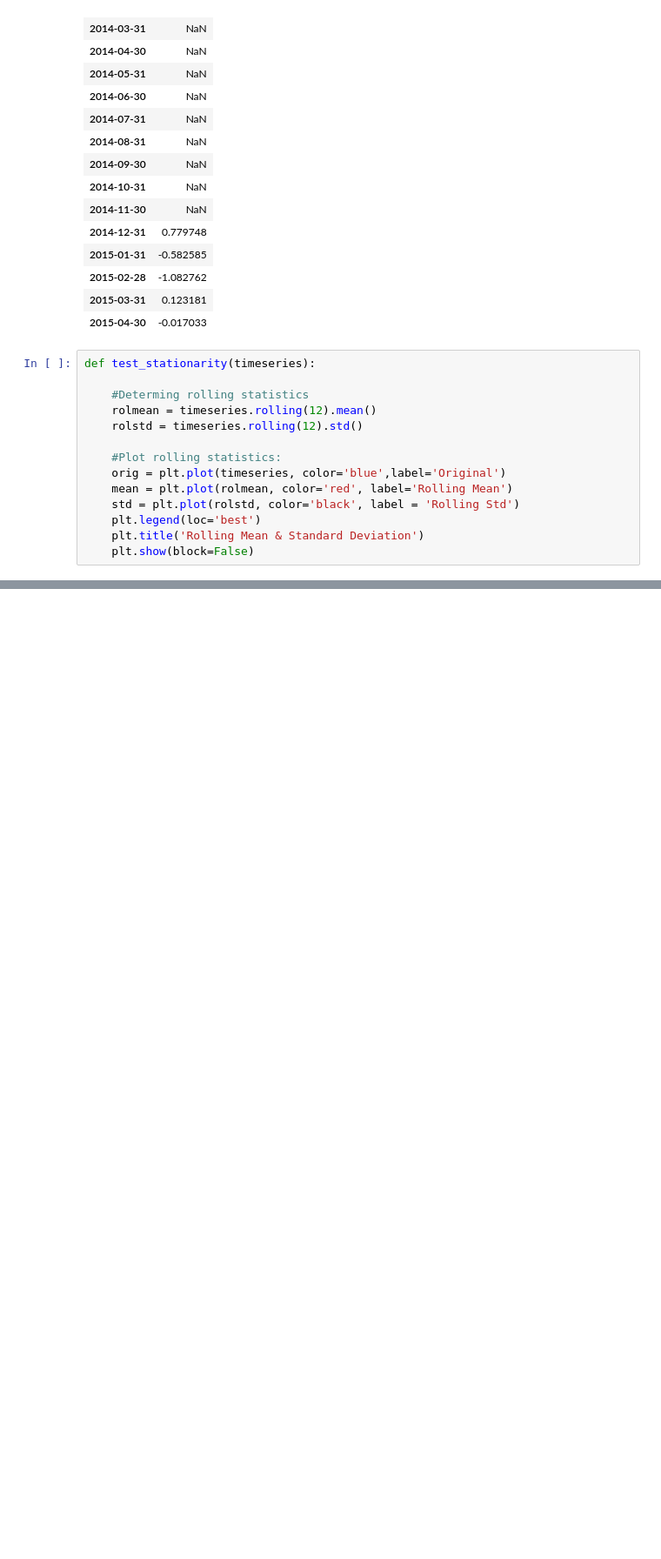
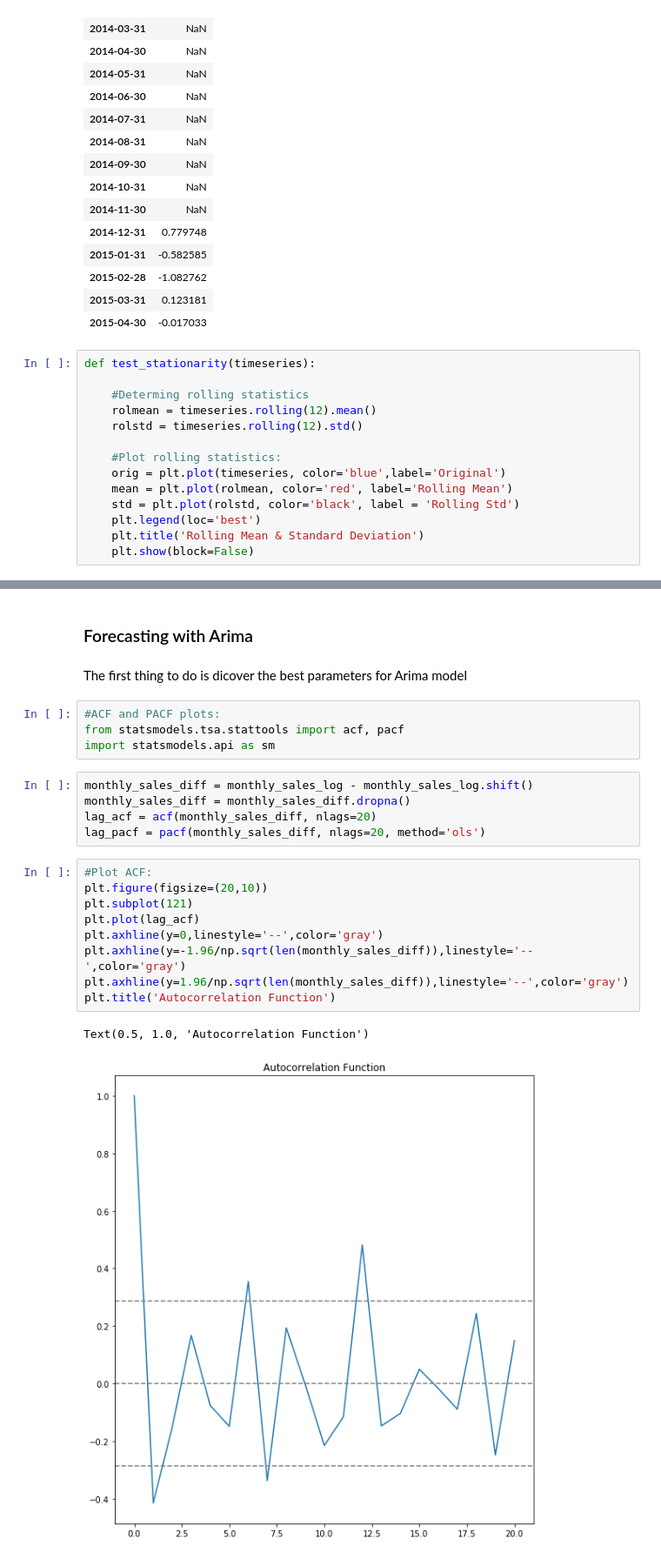
Before and after one commit to rantos9/Desafio4-superstore, a Jupyter notebook: desafio4.ipynb, the cells around one changed output, grey strips where cells are left out. Shown at 87% size. Saved outputs shown, nothing was run; the diff lists cells and outputs as text; blank space fills up the shorter version.

Commit message:
Arima model updated
I've maked the arima model. Now it's time to work into the API.

```diff
--- a/desafio4.ipynb
+++ b/desafio4.ipynb
@@ -222,0 +232,25 @@ plt.tight_layout()
+# %% [markdown]
+### Forecasting with Arima
+# %% [markdown]
+The first thing to do is dicover the best parameters for Arima model
+# %%
+#ACF and PACF plots:
+from statsmodels.tsa.stattools import acf, pacf
+import statsmodels.api as sm
+# %%
+monthly_sales_diff = monthly_sales_log - monthly_sales_log.shift()
+monthly_sales_diff = monthly_sales_diff.dropna()
+lag_acf = acf(monthly_sales_diff, nlags=20)
+lag_pacf = pacf(monthly_sales_diff, nlags=20, method='ols')
+# %%
+#Plot ACF:
+plt.figure(figsize=(20,10))
+plt.subplot(121)
+plt.plot(lag_acf)
+plt.axhline(y=0,linestyle='--',color='gray')
+plt.axhline(y=-1.96/np.sqrt(len(monthly_sales_diff)),linestyle='--',color='gray')
+plt.axhline(y=1.96/np.sqrt(len(monthly_sales_diff)),linestyle='--',color='gray')
+plt.title('Autocorrelation Function')
+# %% [output]
+Text(0.5, 1.0, 'Autocorrelation Function')
+[figure, added]
```
Also changed, not shown: parts of 19 cells of this notebook.
